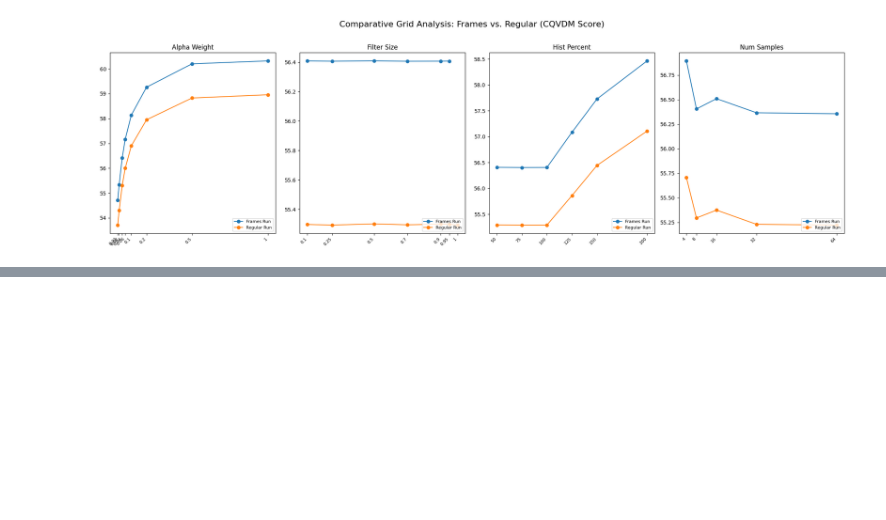
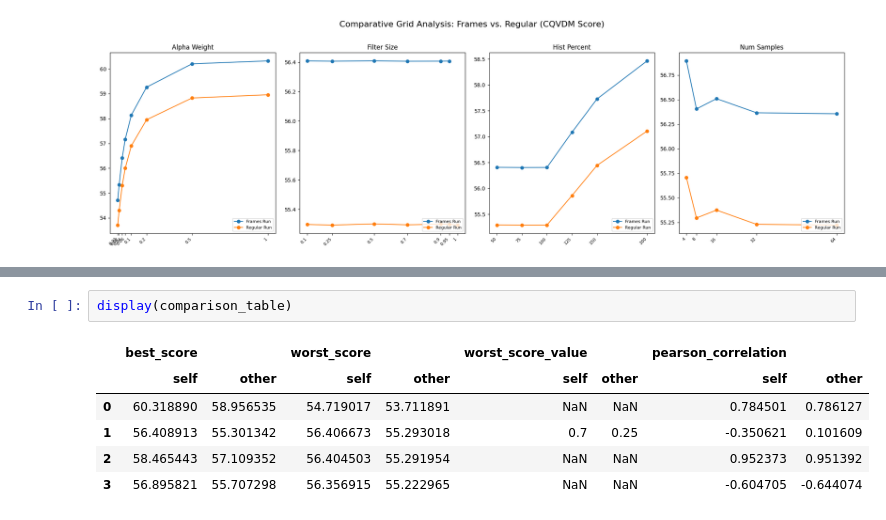
Before and after one commit to mariabeatrizsilva/PerceptualTAA, a Jupyter notebook: analyze_data.ipynb, the cells around one changed output, grey strips where cells are left out. Drawn from its saved outputs; the diff is of its cells as text; blank space fills up the shorter version.

```diff
--- a/analyze_data.ipynb
+++ b/analyze_data.ipynb
@@ -124,0 +198,9 @@ analyze_utils.plot_dual_experiment_grid(
+# %%
+display(comparison_table)
+# %% [output]
+|  | best_score |  | worst_score |  | worst_score_value |  | pearson_correlation |  |
+|  | self | other | self | other | self | other | self | other |
+| 0 | 60.318890 | 58.956535 | 54.719017 | 53.711891 | NaN | NaN | 0.784501 | 0.786127 |
+| 1 | 56.408913 | 55.301342 | 56.406673 | 55.293018 | 0.7 | 0.25 | -0.350621 | 0.101609 |
+| 2 | 58.465443 | 57.109352 | 56.404503 | 55.291954 | NaN | NaN | 0.952373 | 0.951392 |
+| 3 | 56.895821 | 55.707298 | 56.356915 | 55.222965 | NaN | NaN | -0.604705 | -0.644074 |
```
Also changed, not shown: parts of 10 cells of this notebook, 3 other files.
